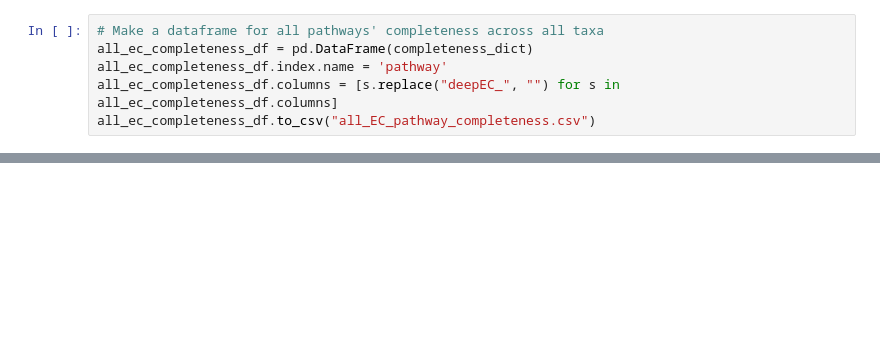
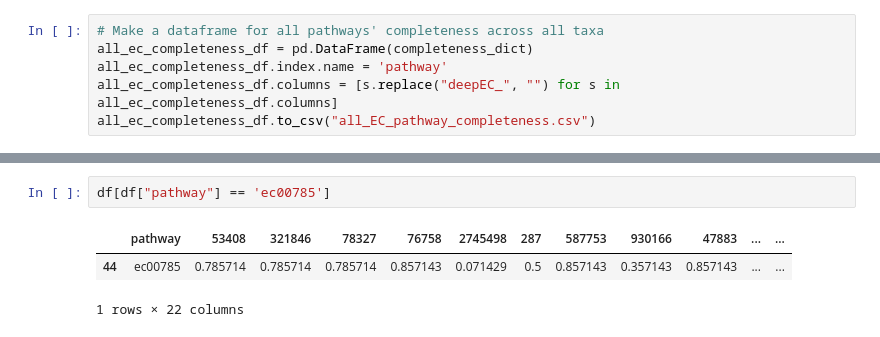
Before and after one commit to ParkinsonLab/PathwayCompleteness, a Jupyter notebook: src/all_ec_analysis.ipynb, the cells around one changed output, grey strips where cells are left out. Cells and saved outputs as stored; diff of their text form; blank space fills up the shorter version.

```diff
--- a/src/all_ec_analysis.ipynb
+++ b/src/all_ec_analysis.ipynb
@@ -349,0 +405,6 @@ plt.show()
+# %%
+df[df["pathway"] == 'ec00785']
+# %% [output]
+|  | pathway | 53408 | 321846 | 78327 | 76758 | 2745498 | 287 | 587753 | 930166 | 47883 | ... | ... |
+| 44 | ec00785 | 0.785714 | 0.785714 | 0.785714 | 0.857143 | 0.071429 | 0.5 | 0.857143 | 0.357143 | 0.857143 | ... | ... |
+1 rows × 22 columns
```
Also changed, not shown: parts of 13 cells of this notebook, 40 other files.
